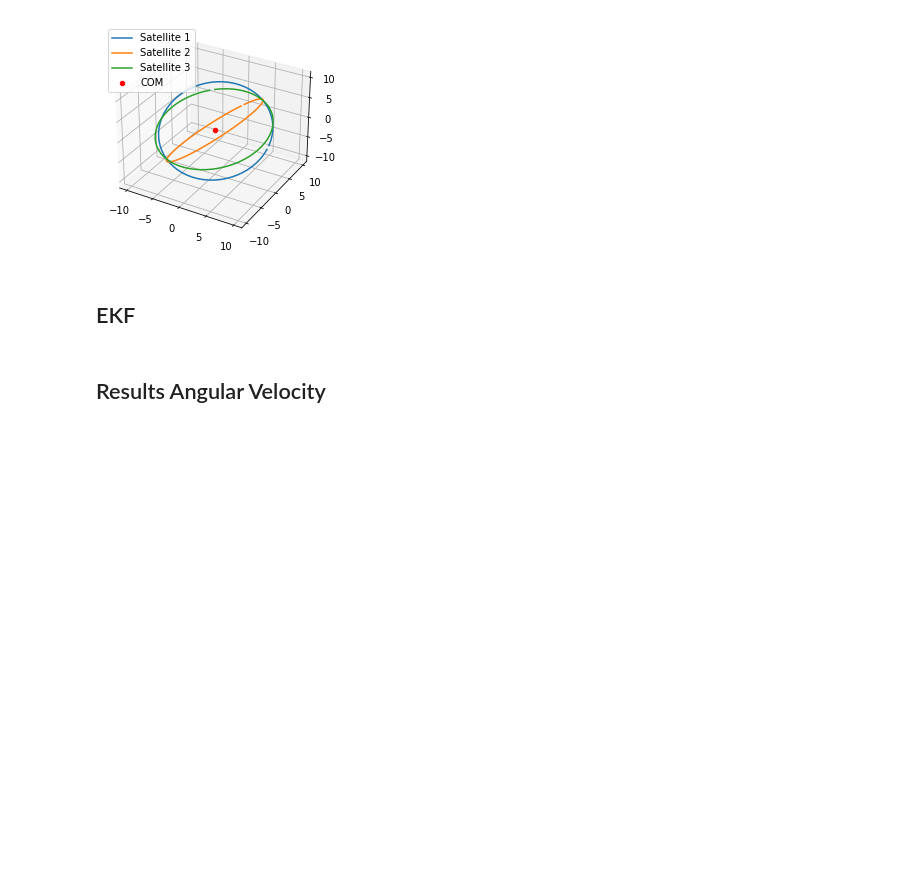
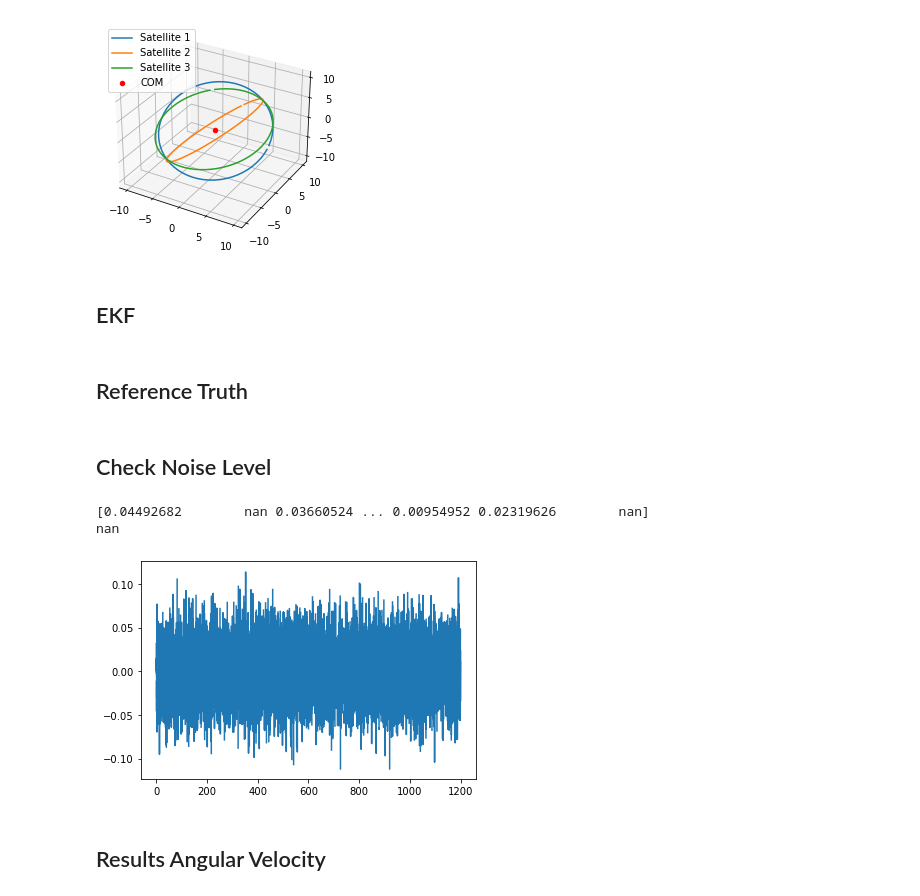
Before and after one commit to annasulzer/273-final-project, a Jupyter notebook: simulate_playground_EKF.ipynb, the cells around one changed output. Cells and saved outputs as stored; diff of their text form; code cells hidden in the pictures; blank space fills up the shorter version.

```diff
--- a/simulate_playground_EKF.ipynb
+++ b/simulate_playground_EKF.ipynb
@@ -110,3 +111,5 @@ for i in range(len(t1)):
     P_est_hist[i, :, :] = P_est
     x_est_hist[i, :] = x_est
     x_est_hist_min[i, :] = x_est_min
+# %% [markdown]
+## Reference Truth
@@ -113,3 +125,21 @@ for i in range(len(t1)):
+# %% [markdown]
+## Check Noise Level
+# %%
+
+measur = np.zeros((len(time_array), 11))
+sat = np.zeros((len(time_array), 3))
+for i in range(0, len(time_array)):
+    measur[i] = mtest[i][0]
+    sat[i]  =  o1[i].flatten()
+
+plt.figure()
+#plt.plot(time_array, measur[:, 0])
+#plt.plot(time_array, np.linalg.norm(posehist[:, 3:6] - sat, axis = 1))
+plt.plot(time_array, np.linalg.norm(posehist[:, 3:6] - sat, axis = 1)-measur[:, 0])
+# %% [output]
+[0.04492682        nan 0.03660524 ... 0.00954952 0.02319626        nan]
+nan
+[figure, added]
 # %% [markdown]
 ## Results Angular Velocity
 # %%
```
Also changed, not shown: parts of 9 cells of this notebook, 2 other files.
